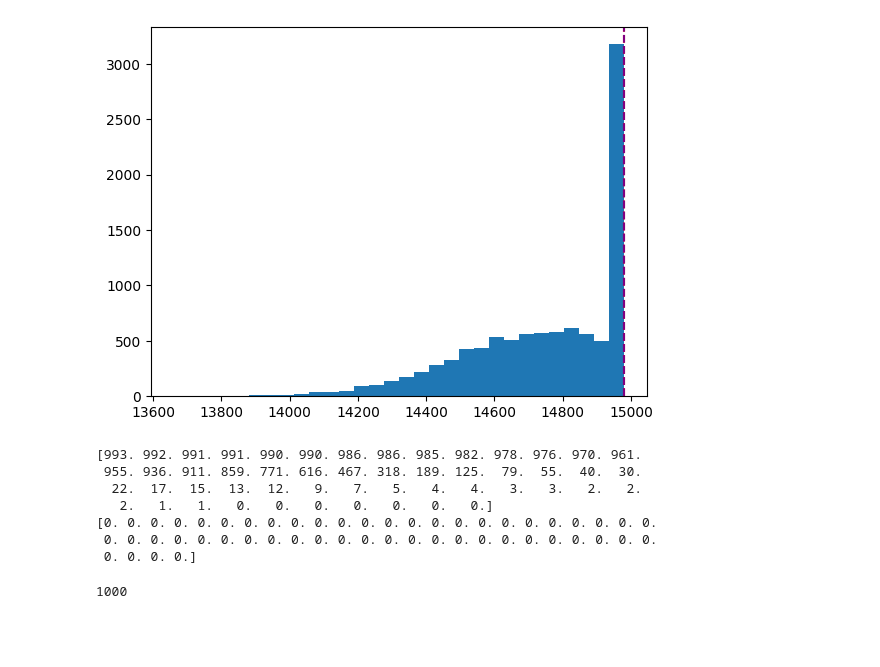
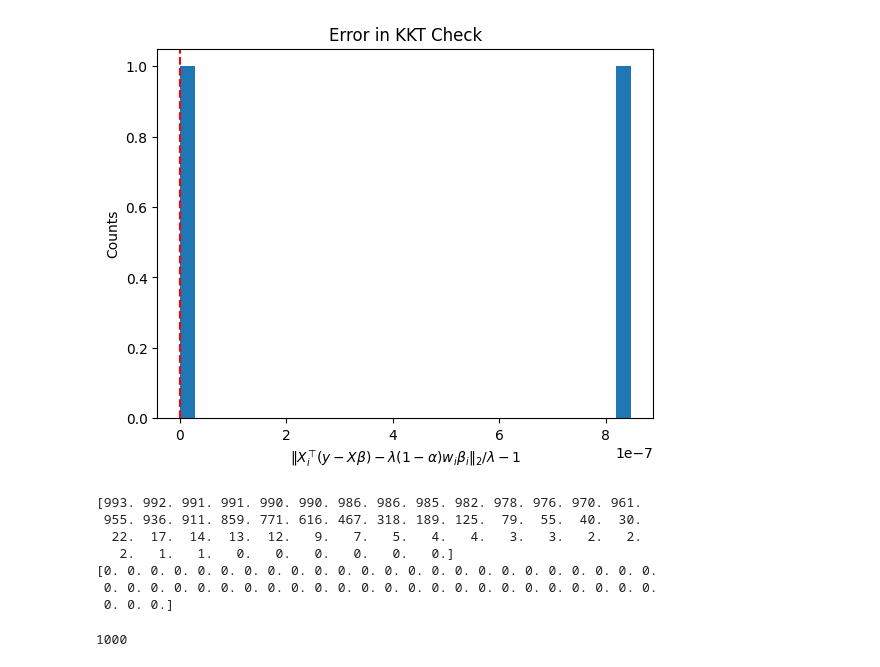
Before and after one commit to JamesYang007/adelie, a Jupyter notebook: research/paper_results/group_basil.ipynb, the cells around one changed output. Cells and saved outputs as stored; diff of their text form; code cells hidden in the pictures; blank space fills up the shorter version.

```diff
--- a/research/paper_results/group_basil.ipynb
+++ b/research/paper_results/group_basil.ipynb
@@ -108,9 +108,9 @@ def analyze_naive(out):
     axes.set_ylabel('$\\beta$')
     plt.show()
 # %%
-n = 15
-p = 10000
-n_groups = int(p/1)
+n = 100
+p = 100000
+n_groups = int(p/100)
 seed = 0
 
 np.random.seed(seed)
@@ -118,20 +118,22 @@ X, beta, y, groups, group_sizes = generate_group_lasso_data(
     n, p, n_groups, rho=0.1, svd_transform=False, group_split_type="random",
 ).values()
 # %%
-alpha = 0.6
+alpha = 1
 penalty = np.sqrt(group_sizes)
 # %%
 # naive
 out_naive = group_basil(
     X, y, groups, group_sizes,
     alpha=alpha,
+
     penalty=penalty,
     method='naive',
     max_n_cds=int(1e5),
     n_lambdas_iter=5,
+    #use_strong_rule=False,
     use_strong_rule=True,
     max_strong_size=p,
-    verbose_diagnostic=True,
+    verbose_diagnostic=False,
 )
 diag_naive = out_naive['diagnostic']
 # %%
@@ -163,28 +165,20 @@ def compute_abs_grad(
     ])
     return abs_grad
 # %%
-i = 13
+i = -1
 beta = out_naive['betas'][:, i]
 lmda = out_naive['lmdas'][i]
 abs_grad = compute_abs_grad(X,y,groups,group_sizes,beta,lmda,alpha,penalty)
-abs_grad_scaled = abs_grad / (alpha * penalty)
-thresh = lmda
-plt.hist(abs_grad_scaled, bins=30)
-plt.axvline(thresh, color='r', linestyle='--')
-plt.axvline(np.quantile(abs_grad_scaled, 0.97), color='purple', linestyle='--')
+abs_grad_scaled = abs_grad / (lmda * alpha * penalty)
+abs_grad_scaled = abs_grad_scaled[abs_grad_scaled > 1]
+plt.hist(abs_grad_scaled-1, bins=30)
+plt.axvline(0, color='r', linestyle='--')
+plt.xlabel("$\|X_i^\\top (y-X\\beta) - \lambda (1-\\alpha) w_i \\beta_i\|_2 / \lambda - 1$")
+plt.ylabel("Counts")
+plt.title("Error in KKT Check")
 plt.show()
-
-#grad = X.T @ y
-#abs_grad_2 = np.array([
-#    np.linalg.norm(grad[g:g+gs])
-#    for g, gs in zip(groups, group_sizes)
-#])
-#plt.hist(abs_grad, alpha=0.5)
-#plt.hist(abs_grad_2, alpha=0.5)
-#plt.show()
-#np.sum(abs_grad_2 <= lmda * alpha * penalty)
 # %% [output]
-[figure, old version]
+[figure, new version]
 # %%
 def group_edpp(
     X, y, groups, group_sizes, betas, lmdas, alpha, penalty
@@ -275,11 +269,11 @@ print(out_ssr)
 # %% [output]
 [993. 992. 991. 991. 990. 990. 986. 986. 985. 982. 978. 976. 970. 961.
  955. 936. 911. 859. 771. 616. 467. 318. 189. 125.  79.  55.  40.  30.
-  22.  17.  15.  13.  12.   9.   7.   5.   4.   4.   3.   3.   2.   2.
-   2.   1.   1.   0.   0.   0.   0.   0.   0.   0.]
+  22.  17.  14.  13.  12.   9.   7.   5.   4.   4.   3.   3.   2.   2.
+   2.   1.   1.   0.   0.   0.   0.   0.   0.]
 [0. 0. 0. 0. 0. 0. 0. 0. 0. 0. 0. 0. 0. 0. 0. 0. 0. 0. 0. 0. 0. 0. 0. 0.
  0. 0. 0. 0. 0. 0. 0. 0. 0. 0. 0. 0. 0. 0. 0. 0. 0. 0. 0. 0. 0. 0. 0. 0.
- 0. 0. 0. 0.]
+ 0. 0. 0.]
 # %%
 def kkt_norm(X, y, groups, group_sizes, beta, lmda, alpha, penalty):
     rep_penalty = np.repeat(penalty, group_sizes)
```
Also changed, not shown: parts of 1 cell of this notebook, 16 other files.
